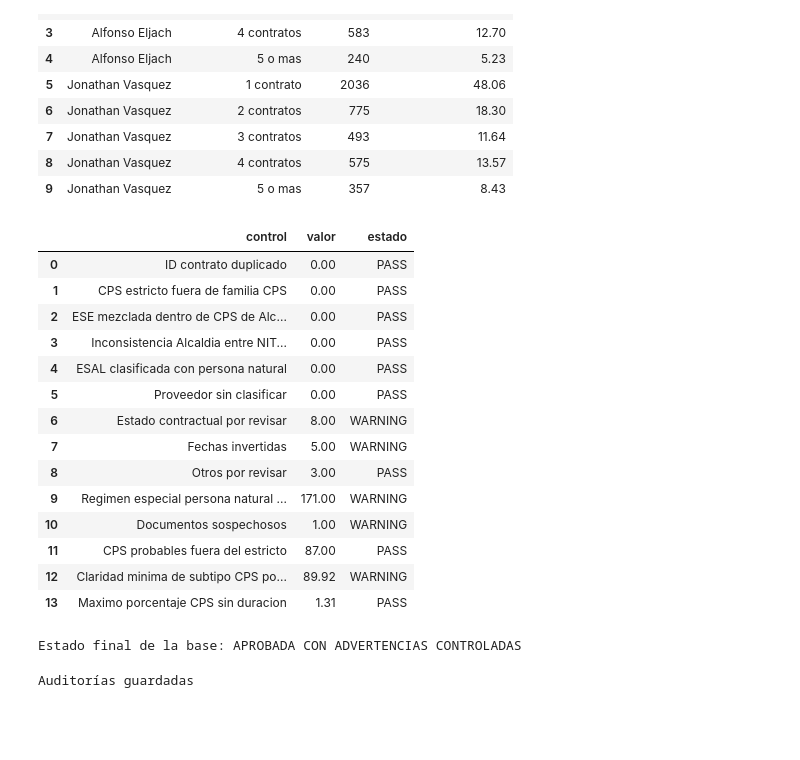
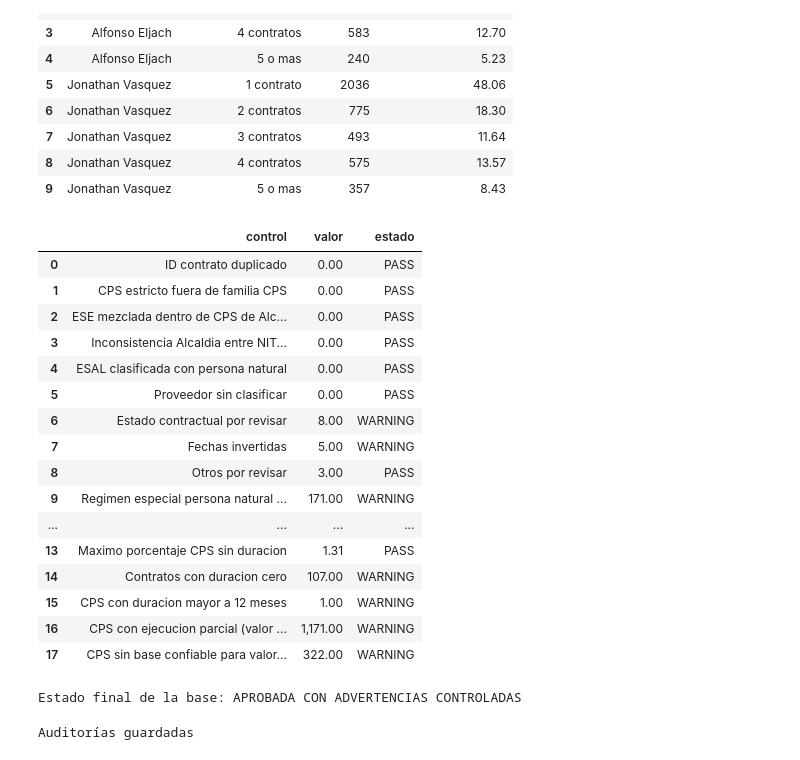
Before and after one commit to layapemar/PROYECTO-SECOP_BARRANCABERMEJA, a Jupyter notebook: notebooks/02_limpieza_calidad.ipynb, the cells around one changed output. Cells and saved outputs as stored; diff of their text form; code cells hidden in the pictures; blank space fills up the shorter version.

```diff
--- a/notebooks/02_limpieza_calidad.ipynb
+++ b/notebooks/02_limpieza_calidad.ipynb
@@ -2753,6 +3049,42 @@ controles = [
             if max_nulos_duracion_pct <= 2
             else "WARNING"
         )
+    },
+    {
+        "control": "Contratos con duracion cero",
+        "valor": n_duracion_cero,
+        "estado": (
+            "PASS"
+            if n_duracion_cero == 0
+            else "WARNING"
+        )
+    },
+    {
+        "control": "CPS con duracion mayor a 12 meses",
+        "valor": n_cps_duracion_atipica,
+        "estado": (
+            "PASS"
+            if n_cps_duracion_atipica == 0
+            else "WARNING"
+        )
+    },
+    {
+        "control": "CPS con ejecucion parcial (valor mensual ajustado)",
+        "valor": n_ejecucion_parcial,
+        "estado": (
+            "PASS"
+            if n_ejecucion_parcial == 0
+            else "WARNING"
+        )
+    },
+    {
+        "control": "CPS sin base confiable para valor mensual",
+        "valor": n_sin_base_confiable,
+        "estado": (
+            "PASS"
+            if n_sin_base_confiable == 0
+            else "WARNING"
+        )
     }
 ]
 
@@ -2768,37 +3100,39 @@ if (
     ESTADO_BASE = "NO APROBADA"
 elif (
     semaforo_calidad["estado"]
     .eq("WARNING")
     .any()
 ):
     ESTADO_BASE = (
         "APROBADA CON ADVERTENCIAS CONTROLADAS"
     )
 else:
     ESTADO_BASE = "APROBADA"
 
 display(semaforo_calidad)
 
 print(
     "Estado final de la base:",
     ESTADO_BASE
 )
 # %% [output]
 |  | control | valor | estado |
 | 0 | ID contrato duplicado | 0.00 | PASS |
 | 1 | CPS estricto fuera de familia CPS | 0.00 | PASS |
 | 2 | ESE mezclada dentro de CPS de Alc... | 0.00 | PASS |
 | 3 | Inconsistencia Alcaldia entre NIT... | 0.00 | PASS |
 | 4 | ESAL clasificada con persona natural | 0.00 | PASS |
 | 5 | Proveedor sin clasificar | 0.00 | PASS |
 | 6 | Estado contractual por revisar | 8.00 | WARNING |
 | 7 | Fechas invertidas | 5.00 | WARNING |
 | 8 | Otros por revisar | 3.00 | PASS |
 | 9 | Regimen especial persona natural ... | 171.00 | WARNING |
-| 10 | Documentos sospechosos | 1.00 | WARNING |
-| 11 | CPS probables fuera del estricto | 87.00 | PASS |
-| 12 | Claridad minima de subtipo CPS po... | 89.92 | WARNING |
+| ... | ... | ... | ... |
 | 13 | Maximo porcentaje CPS sin duracion | 1.31 | PASS |
+| 14 | Contratos con duracion cero | 107.00 | WARNING |
+| 15 | CPS con duracion mayor a 12 meses | 1.00 | WARNING |
+| 16 | CPS con ejecucion parcial (valor ... | 1,171.00 | WARNING |
+| 17 | CPS sin base confiable para valor... | 322.00 | WARNING |
 Estado final de la base: APROBADA CON ADVERTENCIAS CONTROLADAS
 # %%
 # 48. Guardar auditorías
```
Also changed, not shown: parts of 6 cells of this notebook, 37 other files.
